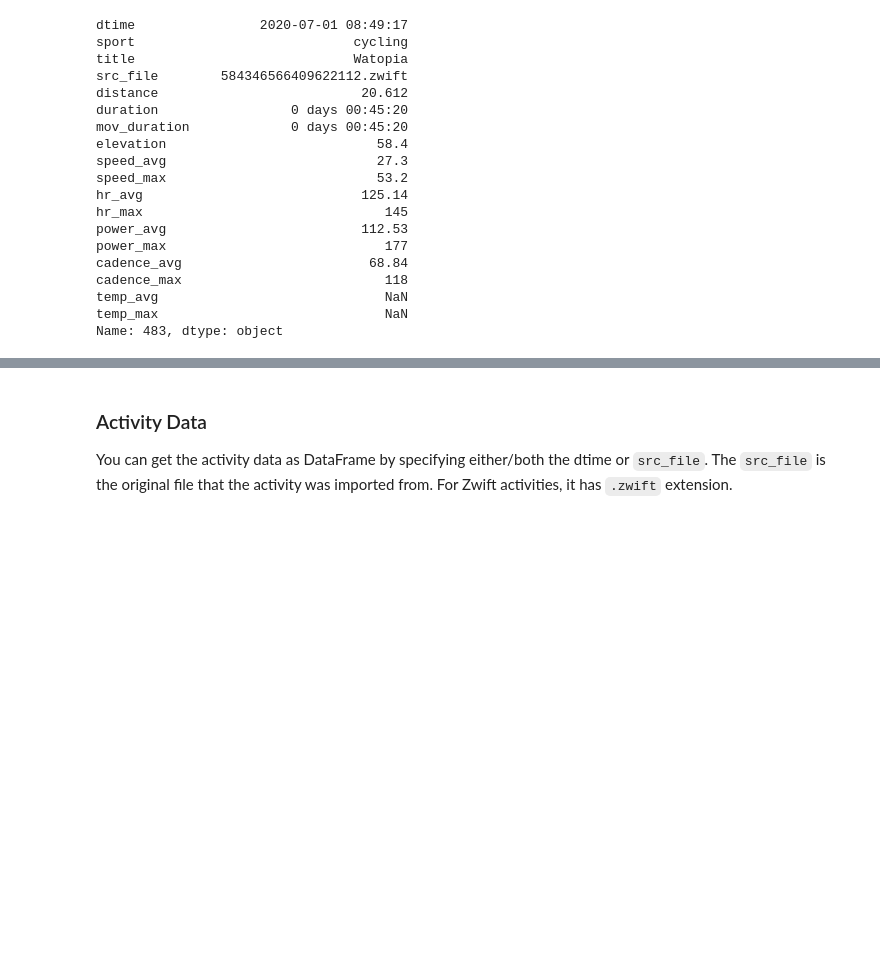
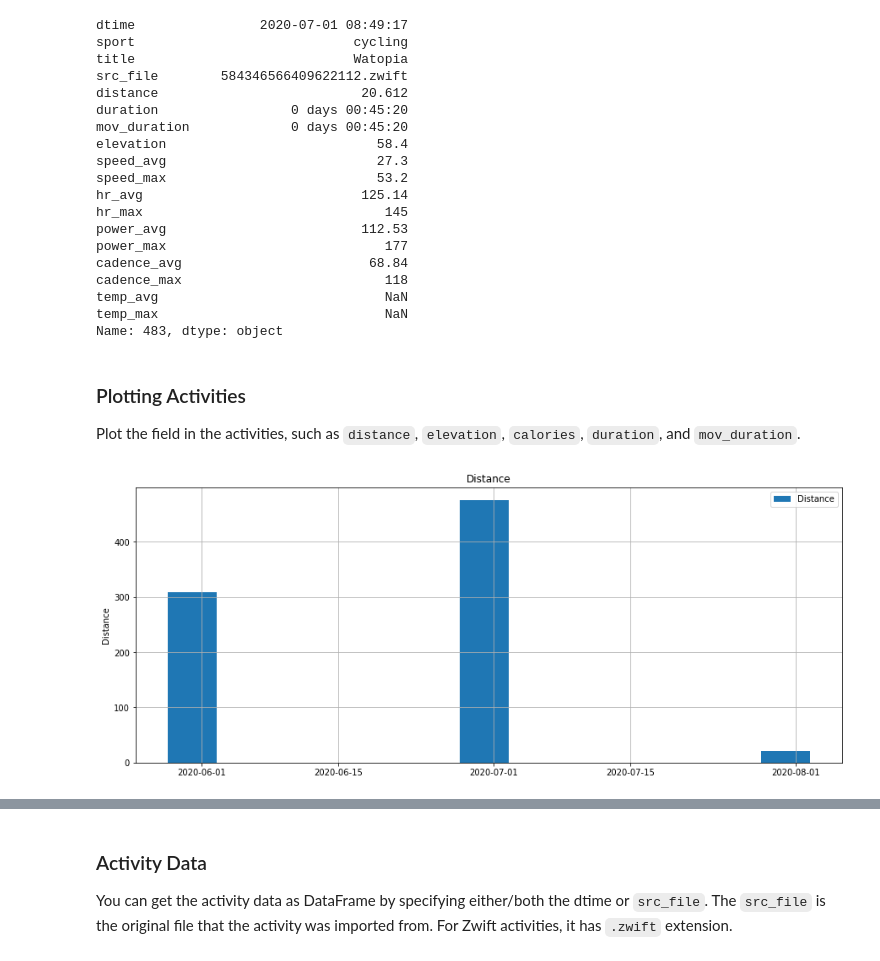
Before and after one commit to bennylp/zwift-training, a Jupyter notebook: ZwiftTraining.ipynb, the cells around one changed output, grey strips where cells are left out. Cells and saved outputs as stored; diff of their text form; code cells hidden in the pictures; blank space fills up the shorter version.

Commit message:
Added calories and plot_activities()

```diff
--- a/ZwiftTraining.ipynb
+++ b/ZwiftTraining.ipynb
@@ -401,3 +413,12 @@ cadence_max                          118
 temp_avg                             NaN
 temp_max                             NaN
 Name: 483, dtype: object
+# %% [markdown]
+### Plotting Activities
+
+Plot the field in the activities, such as `distance`, `elevation`, `calories`, `duration`, and `mov_duration`.
+# %%
+zt.plot_activities('distance', interval='M', sport='cycling',
+                   from_dtime='2020-01-01', to_dtime='2020-12-31')
+# %% [output]
+[figure, added]
```
Also changed, not shown: parts of 5 cells of this notebook, 1 other file.
